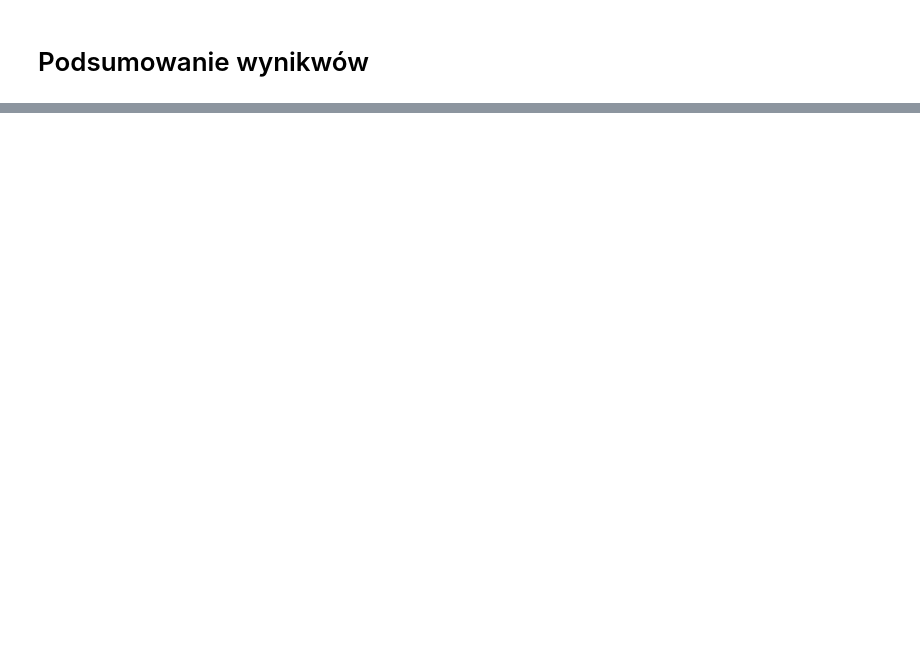
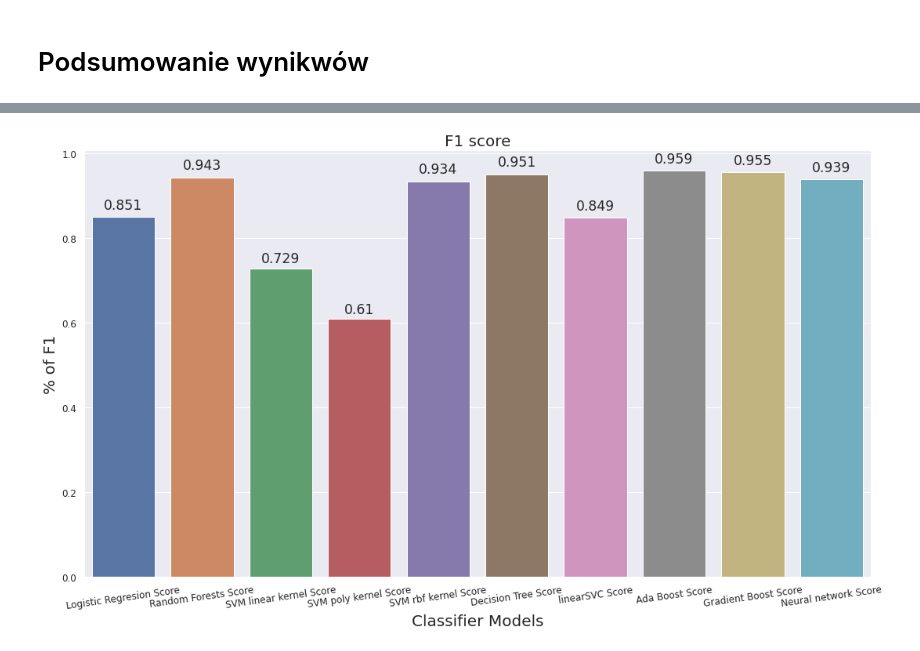
Before and after one commit to karolinaprygiel/ai-project, a Jupyter notebook: satisfaction_prediction.ipynb, the cells around one changed output, grey strips where cells are left out. Saved outputs shown, nothing was run; the diff lists cells and outputs as text; code cells hidden in the pictures; blank space fills up the shorter version.

```diff
--- a/satisfaction_prediction.ipynb
+++ b/satisfaction_prediction.ipynb
@@ -1324,14 +1390,14 @@ neural_df = pd.DataFrame(data=[metrics.f1_score(y_test, y_pred), metrics.accurac
                                       columns=['Neural network Score'],
              index=["F1","Accuracy", "Recall", "Precision", "ROC AUC Score"])
 # %%
-df_models = round(pd.concat([logistic_regression_df,random_forests_df, decision_tree_df, linearSVC_df, adaBoost_df, gradientBoost_df], axis=1),6)
+df_models = round(pd.concat([logistic_regression_df,random_forests_df,svm_linear_df, svm_poly_df, svm_rbf_df, decision_tree_df, linearSVC_df, adaBoost_df, gradientBoost_df, neural_df], axis=1),10)
 import matplotlib
 colors = ["lightgray","lightgray","#0f4c81"]
 colormap = matplotlib.colors.LinearSegmentedColormap.from_list("", colors)
 
 background_color = "#fbfbfb"
 
-fig = plt.figure(figsize=(12,30)) # create figure
+fig = plt.figure(figsize=(20,45)) # create figure
 gs = fig.add_gridspec(4, 2)
 gs.update(wspace=0.1, hspace=0.5)
 ax0 = fig.add_subplot(gs[0, :])
@@ -1341,7 +1407,7 @@ fig.patch.set_facecolor(background_color) # figure background color
 ax0.set_facecolor(background_color)
 
 ax0.text(0,-2.15,'Porównanie modeli',fontsize=18,fontweight='bold',fontfamily='serif')
-ax0.text(0,-0.9,'Random Forest performs the best for overall Accuracy,\nbut is this enough? Is Recall more important in this case?',fontsize=14,fontfamily='serif')
+ax0.text(0,-0.9,'Ada Boost ma najlepsze wyniki w niemal wszystkich metrykach',fontsize=14,fontfamily='serif')
 ax0.tick_params(axis=u'both', which=u'both',length=0)
 
 
@@ -1349,14 +1417,15 @@ plt.show()
 # %%
-
-    plt.figure(figsize = (15,5))
-    ax = sns.barplot(x=df_models.columns, y=df_models.iloc[0])
-    plt.xlabel('Classifier Models', fontsize = 20 )
-    plt.ylabel('% of F1', fontsize = 20)
-    plt.title('F1 of different Classifier Models on test set', fontsize = 20)
-    plt.xticks(fontsize = 12, horizontalalignment = 'center', rotation = 8)
-    plt.yticks(fontsize = 12)
-    for i in ax.patches:
-        width, height = i.get_width(), i.get_height()
-        x, y = i.get_xy()
-        ax.annotate(f'{round(height,2)}%', (x + width/2, y + height*1.02), ha='center', fontsize = 'x-large')
-    plt.show()
+plt.figure(figsize = (18,10))
+ax = sns.barplot(x=df_models.columns, y=df_models.iloc[0])
+plt.xlabel('Classifier Models', fontsize = 20 )
+plt.ylabel('% of F1', fontsize = 20)
+plt.title('F1 score', fontsize = 20)
+plt.xticks(fontsize = 12, horizontalalignment = 'center', rotation = 8)
+plt.yticks(fontsize = 12)
+for i in ax.patches:
+    width, height = i.get_width(), i.get_height()
+    x, y = i.get_xy()
+    ax.annotate(f'{round(height,3)}', (x + width/2, y + height*1.02), ha='center', fontsize = 'x-large')
+plt.show()
+# %% [output]
+[figure, added]
```
Also changed, not shown: parts of 26 cells of this notebook.
